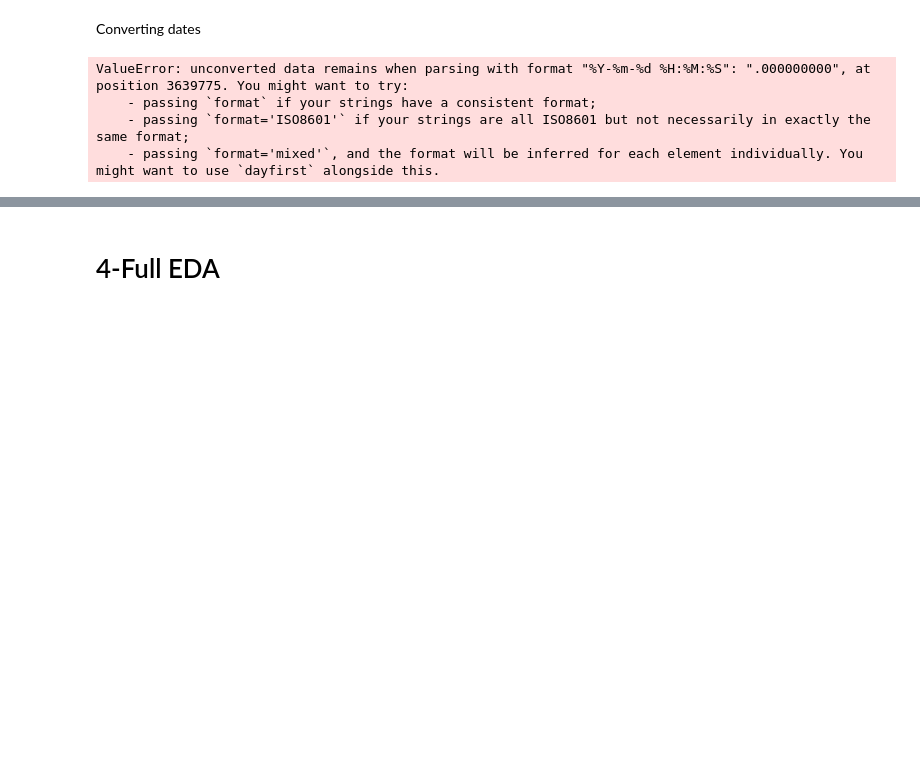
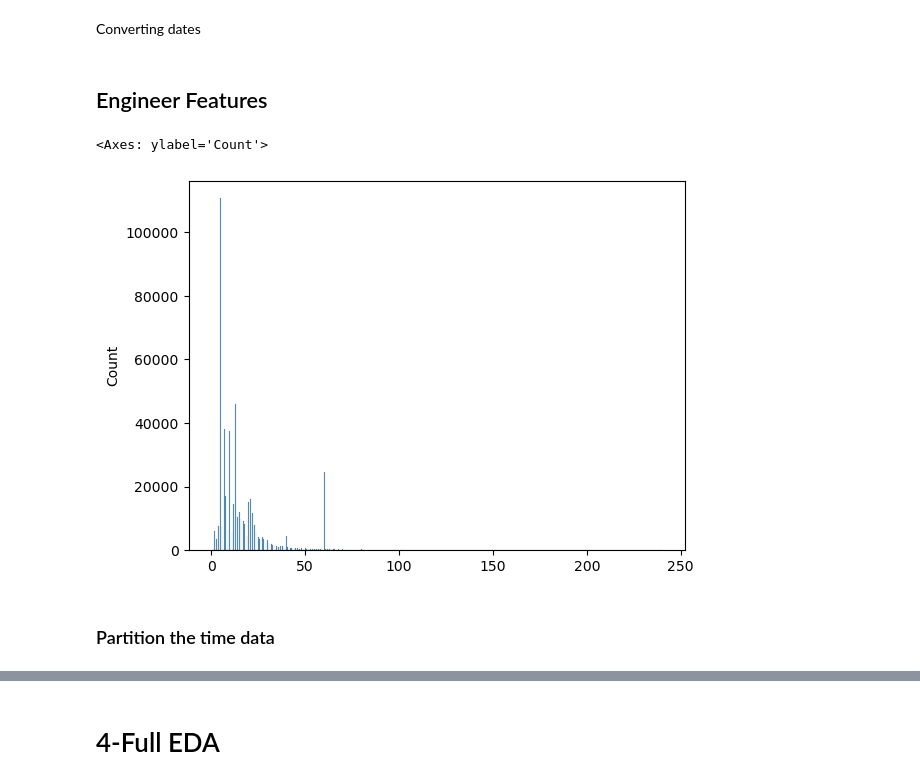
Before and after one commit to gpo2105/Capstone_1, a Jupyter notebook: Draft.ipynb, the cells around one changed output, grey strips where cells are left out. Saved outputs shown, nothing was run; the diff lists cells and outputs as text; code cells hidden in the pictures; blank space fills up the shorter version.

```diff
--- a/Draft.ipynb
+++ b/Draft.ipynb
@@ -126,6 +151,11 @@ Notes on Features:
 - There are 9 (not including 'Weather_Timestamp') features on the weather.
     * Visability is probably the most relevant of these but 'Weather_Condition' might be a fine substitute/summary.
 - Next are 10 binary features which seem to provide some information about the road infrastructure at the location of the accident.
+# %%
+_TARGET_ = ['Severity']
+_NUMERICS_ = ['Distance(mi)','Temperature(F)',
+              'Wind_Chill(F)','Humidity(%)','Pressure(in)',
+              'Visibility(mi)','Wind_Speed(mph)','Precipitation(in)']
 # %% [markdown]
 ## Missing Values
 # %%
@@ -168,12 +225,24 @@ data.duplicated().sum()
 # 3-Data Processing
 # %%
 data_clean = pd.DataFrame()
+# %%
+data_clean[_NUMERICS_] = data[_NUMERICS_]
 # %% [markdown]
 <a id='datetimes'> Converting dates </a>
 # %%
-data_clean['Start'] = pd.to_datetime(data['Start_Time'])
+if _LITE_SWITCH_:
+    data_clean['Start'] = pd.to_datetime(data['Start_Time'],format='mixed')
+    data_clean['End'] = pd.to_datetime(data['End_Time'],format='mixed')
+else:
+    pass
-# %% [output]
-ValueError: unconverted data remains when parsing with format "%Y-%m-%d %H:%M:%S": ".000000000", at position 3639775. You might want to try:
-    - passing `format` if your strings have a consistent format;
-    - passing `format='ISO8601'` if your strings are all ISO8601 but not necessarily in exactly the same format;
-    - passing `format='mixed'`, and the format will be inferred for each element individually. You might want to use `dayfirst` alongside this.
+# %% [markdown]
+## Engineer Features
+# %%
+timedelta_hrs = round((data_clean['End'] - data_clean['Start']).dt.seconds / 360)
+# %%
+sns.histplot(timedelta_hrs);
+# %% [output]
+<Axes: ylabel='Count'>
+[figure, added]
+# %% [markdown]
+### Partition the time data
```
Also changed, not shown: parts of 25 cells of this notebook.
